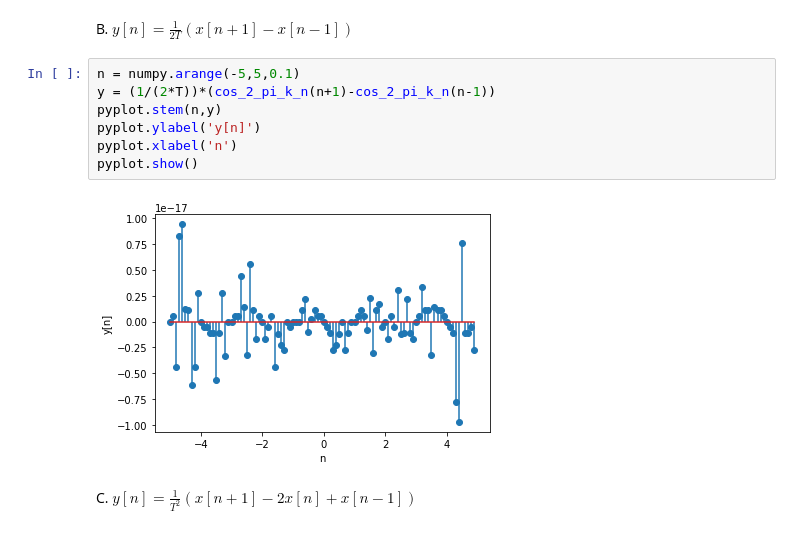
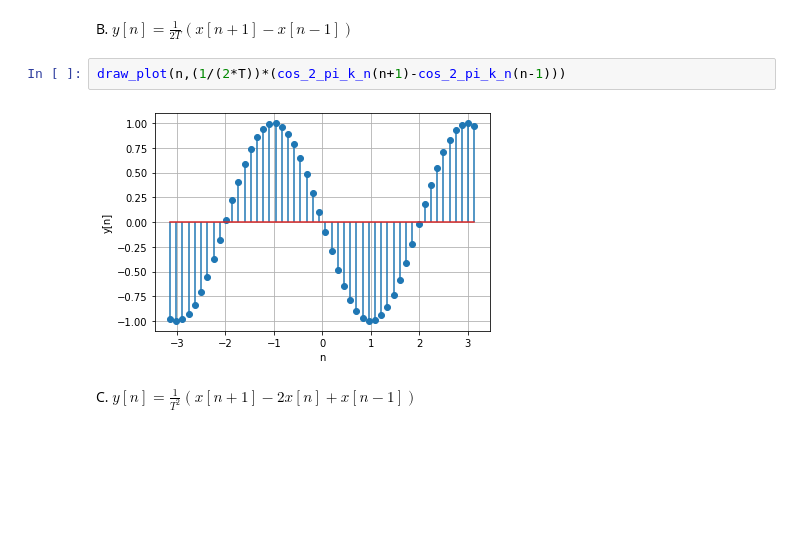
Before and after one commit to SM2A/Signals_and_Systems_Course_Projects, a Jupyter notebook: CA1/Source/1 - Plot Time Discrete Functions.ipynb, the cells around one changed output. Saved outputs shown, nothing was run; the diff lists cells and outputs as text; blank space fills up the shorter version.

```diff
--- a/CA1/Source/1 - Plot Time Discrete Functions.ipynb
+++ b/CA1/Source/1 - Plot Time Discrete Functions.ipynb
@@ -30,14 +35,9 @@ pyplot.show()
 # %% [markdown]
 B. $y[n] = \frac{1}{2T}(x[n+1]-x[n-1])$
-# %%
-n = numpy.arange(-5,5,0.1)
-y = (1/(2*T))*(cos_2_pi_k_n(n+1)-cos_2_pi_k_n(n-1))
-pyplot.stem(n,y)
-pyplot.ylabel('y[n]')
-pyplot.xlabel('n')
-pyplot.show()
-# %% [output]
-[figure, removed]
+# %%
+draw_plot(n,(1/(2*T))*(cos_2_pi_k_n(n+1)-cos_2_pi_k_n(n-1)))
+# %% [output]
+[figure, added]
 # %% [markdown]
 C. $y[n] = \frac{1}{T^2}(x[n+1]-2x[n]+x[n-1])$
 # %%
```
Also changed, not shown: parts of 16 cells of this notebook, 2 other files.
